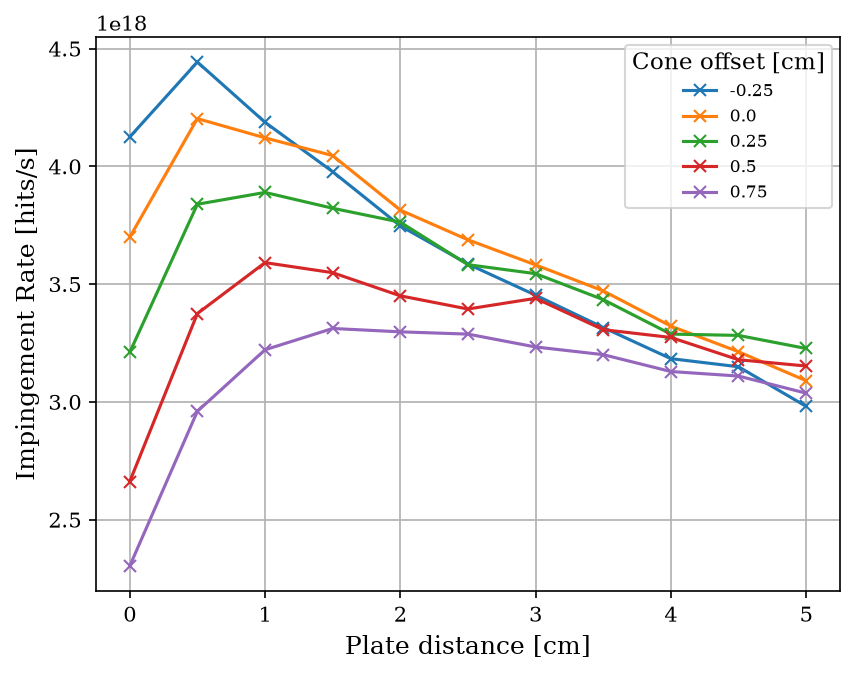
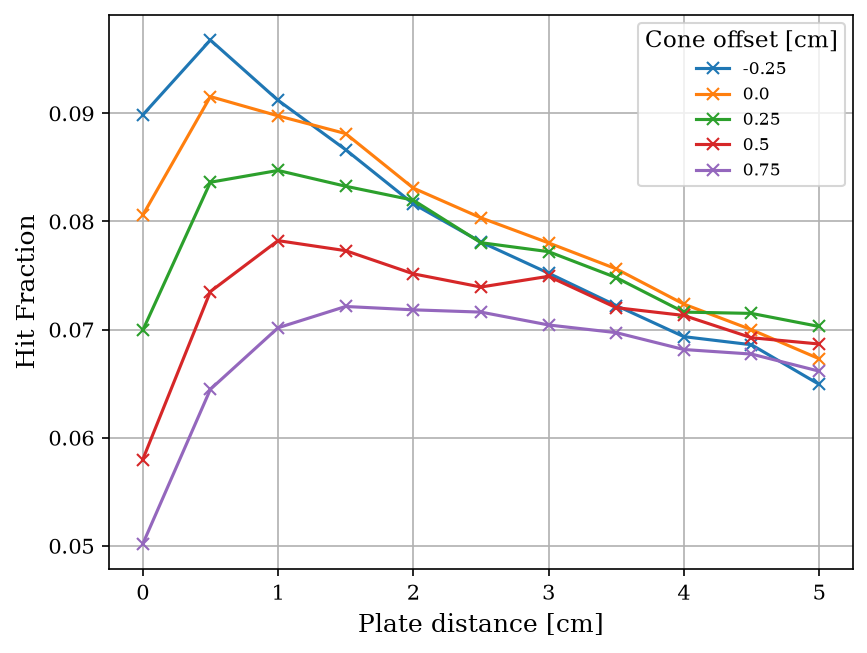
Code edit (unified diff) that turned the first committed figure into the second:
--- before
+++ after
@@ -1,4 +1,4 @@
 dist = np.array(dist)
-intensity = np.array(intensity)
+intensity = np.array(df['plate_back_equiv_abs'] / df['total_des'])
 
 plate = dist[:, 0]
@@ -14,5 +14,5 @@
 
 ax.set_xlabel('Plate distance [cm]')
-ax.set_ylabel('Impingement Rate [hits/s]')
+ax.set_ylabel('Hit Fraction')
 ax.legend(title='Cone offset [cm]',fontsize=8)
 ax.grid()

Commit: Added deflector impingement rate plots